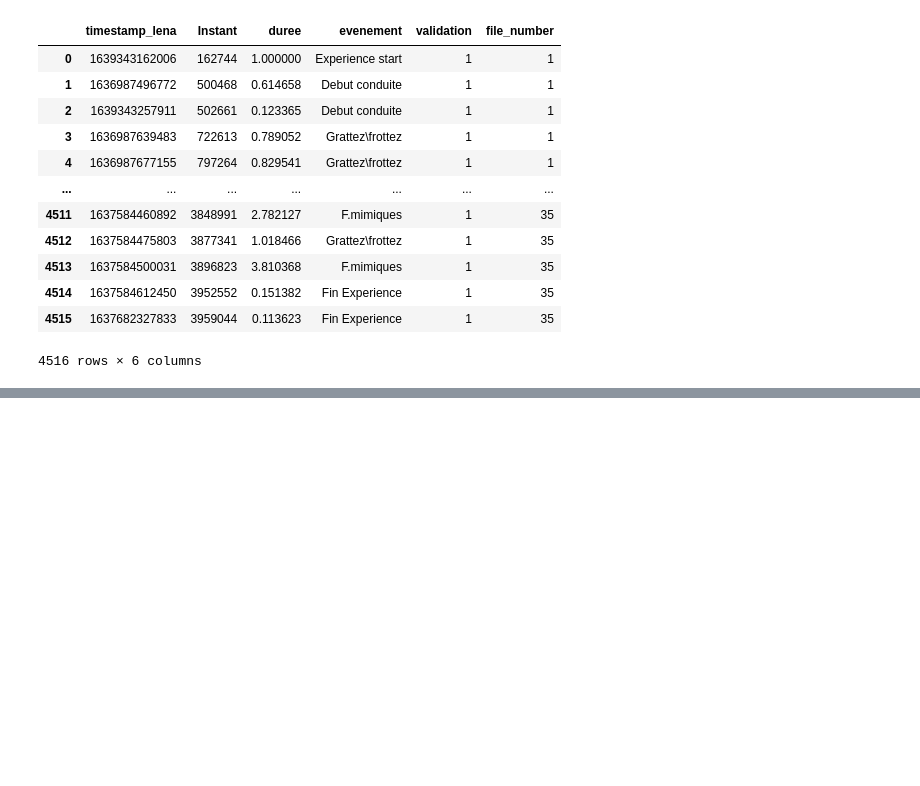
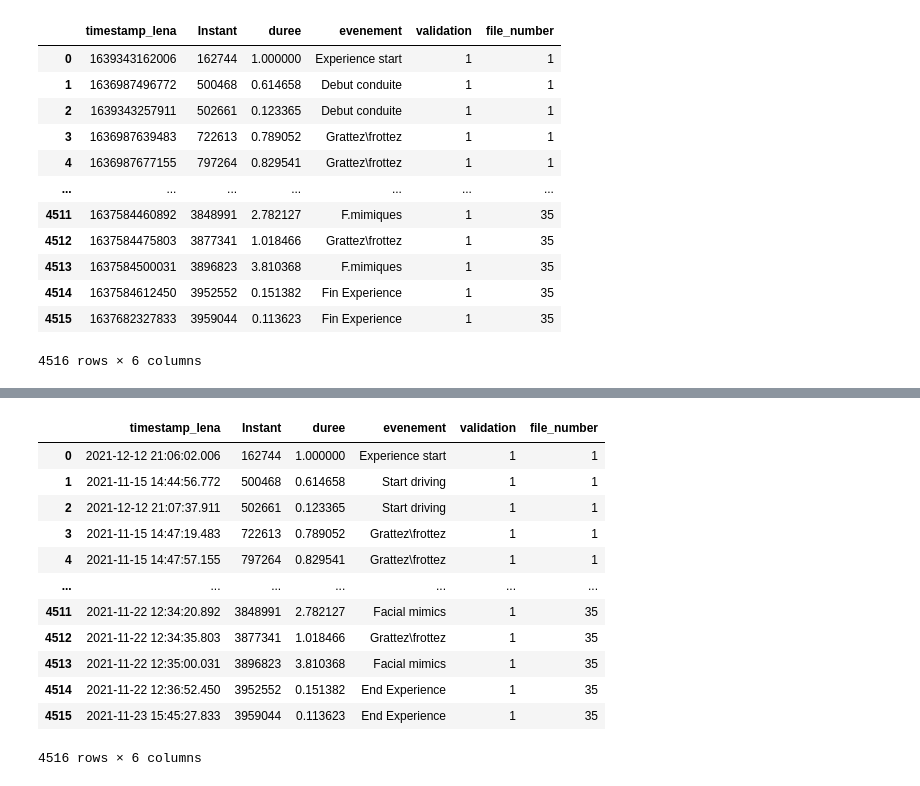
Before and after one commit to Jackfn96/3DS, a Jupyter notebook: notebooks/Combined DF.ipynb, the cells around one changed output, grey strips where cells are left out. Saved outputs shown, nothing was run; the diff lists cells and outputs as text; code cells hidden in the pictures; blank space fills up the shorter version.

```diff
--- a/notebooks/Combined DF.ipynb
+++ b/notebooks/Combined DF.ipynb
@@ -361,5 +368,3 @@ main_video_df
 | 4514 | 1637584612450 | 3952552 | 0.151382 | Fin Experience | 1 | 35 |
 | 4515 | 1637682327833 | 3959044 | 0.113623 | Fin Experience | 1 | 35 |
 4516 rows × 6 columns
-# %%
-main_video_df = timestamp_formatting(main_video_df, 'timestamp_lena')
@@ -381,0 +386,11 @@ main_video_df
+# %%
+main_video_df['evenement'] = main_video_df['evenement'].replace(['C.Position'], ['Change position'])
+main_video_df['evenement'] = main_video_df['evenement'].replace(['Grattez\frottez'], ['Scratch/Scrub/rub'])
+main_video_df['evenement'] = main_video_df['evenement'].replace(['Baillements'], ['Yawn'])
+main_video_df['evenement'] = main_video_df['evenement'].replace(['ActiviteM'], ['Movement activity'])
+main_video_df['evenement'] = main_video_df['evenement'].replace(['F.mimiques'], ['Facial mimics'])
+main_video_df['evenement'] = main_video_df['evenement'].replace(['Accident'], ['Accident'])
+main_video_df['evenement'] = main_video_df['evenement'].replace(['Endormi'], ['Sleepy'])
+main_video_df['evenement'] = main_video_df['evenement'].replace(['Clignement'], ['Blink'])
+main_video_df['evenement'] = main_video_df['evenement'].replace(['Fin Experience'], ['End Experience'])
+main_video_df['evenement'] = main_video_df['evenement'].replace(['Debut conduite'], ['Start driving'])
@@ -381,0 +428,21 @@ main_video_df
+# %%
+def timestamp_formatting(df, *args):
+    for timestamp in args:
+        df[timestamp] = df[timestamp].apply(lambda x: pd.Timestamp(x, unit="ms"))
+    return df
+# %%
+timestamp_formatting(main_video_df, 'timestamp_lena')
+# %% [output]
+|  | timestamp_lena | Instant | duree | evenement | validation | file_number |
+| 0 | 2021-12-12 21:06:02.006 | 162744 | 1.000000 | Experience start | 1 | 1 |
+| 1 | 2021-11-15 14:44:56.772 | 500468 | 0.614658 | Start driving | 1 | 1 |
+| 2 | 2021-12-12 21:07:37.911 | 502661 | 0.123365 | Start driving | 1 | 1 |
+| 3 | 2021-11-15 14:47:19.483 | 722613 | 0.789052 | Grattez\frottez | 1 | 1 |
+| 4 | 2021-11-15 14:47:57.155 | 797264 | 0.829541 | Grattez\frottez | 1 | 1 |
+| ... | ... | ... | ... | ... | ... | ... |
+| 4511 | 2021-11-22 12:34:20.892 | 3848991 | 2.782127 | Facial mimics | 1 | 35 |
+| 4512 | 2021-11-22 12:34:35.803 | 3877341 | 1.018466 | Grattez\frottez | 1 | 35 |
+| 4513 | 2021-11-22 12:35:00.031 | 3896823 | 3.810368 | Facial mimics | 1 | 35 |
+| 4514 | 2021-11-22 12:36:52.450 | 3952552 | 0.151382 | End Experience | 1 | 35 |
+| 4515 | 2021-11-23 15:45:27.833 | 3959044 | 0.113623 | End Experience | 1 | 35 |
+4516 rows × 6 columns
```
Also changed, not shown: parts of 8 cells of this notebook, 2 other files.
